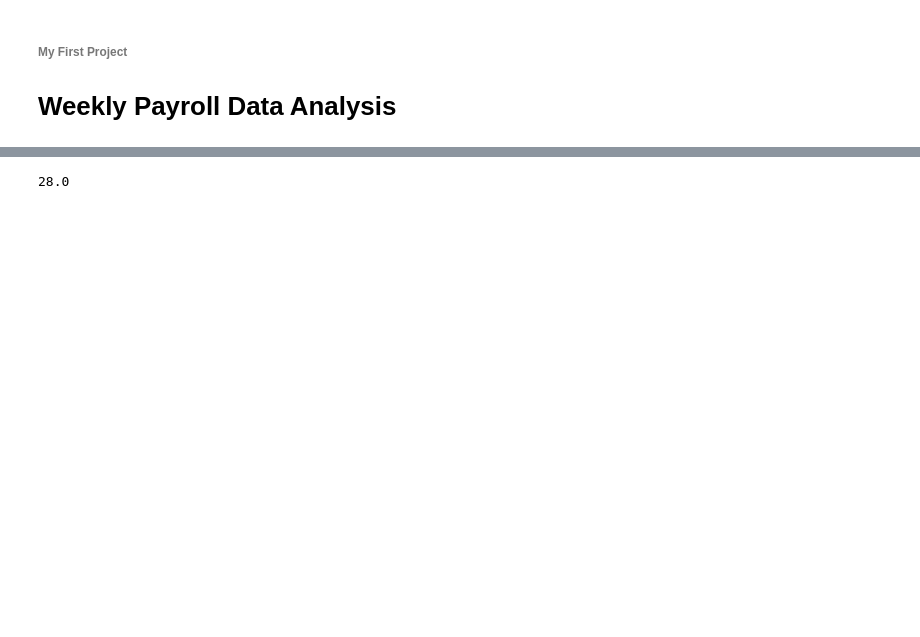
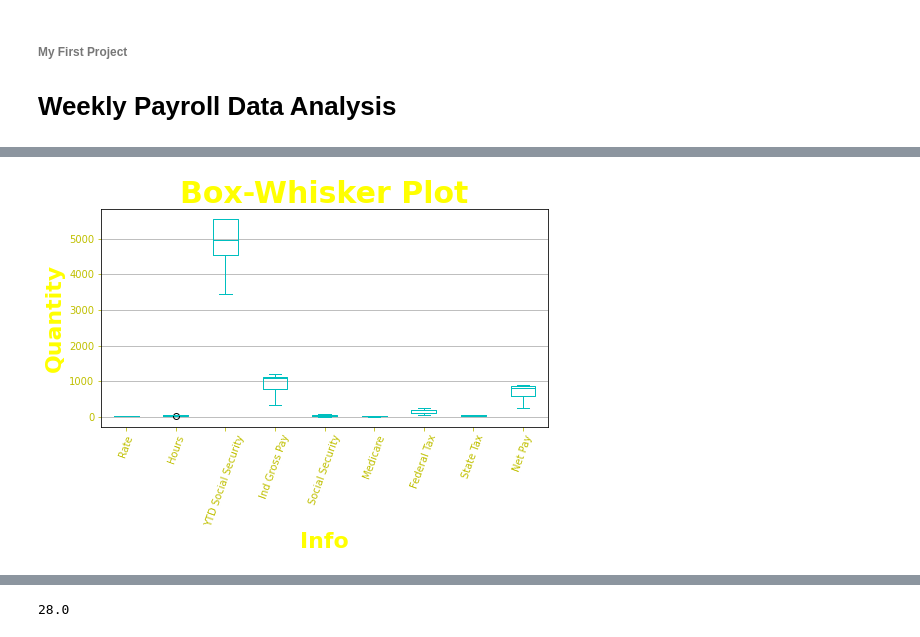
Before and after one commit to ragogzheyan/Weekly_Payroll, a Jupyter notebook: Payroll_data.ipynb, the cells around one changed output, grey strips where cells are left out. Drawn from its saved outputs; the diff is of its cells as text; code cells hidden in the pictures; blank space fills up the shorter version.

```diff
--- a/Payroll_data.ipynb
+++ b/Payroll_data.ipynb
@@ -241,3 +260,25 @@ df
+# %%
+# Box-Whisker plot   #plt.bar(x,y)
+font = {'family' : 'normal',
+        'color' : 'yellow',
+        'weight' : 'bold',
+        'size'   : 22}
+
+font2 = {'family' : 'normal',
+        'color' : 'yellow',
+        'weight' : 'bold',
+        'size'   : 30}
+
+pt = df.boxplot(rot=70, color= 'c', figsize=(8,4))
+pt.set_title('Box-Whisker Plot', fontdict= font2)
+pt.set_xlabel('Info', fontdict= font)
+pt.set_ylabel('Quantity', fontdict= font)
+#pt.spines['left'].set_color('yellow')
+pt.grid(axis='x')
+pt.tick_params(axis='x', colors='y')
+pt.tick_params(axis='y', colors='y')
+# %% [output]
+[figure, added]
 # %%
 # All info. of a single employee
 df.loc["Linus Breeze"]
```
Also changed, not shown: parts of 13 cells of this notebook, 1 other file.
